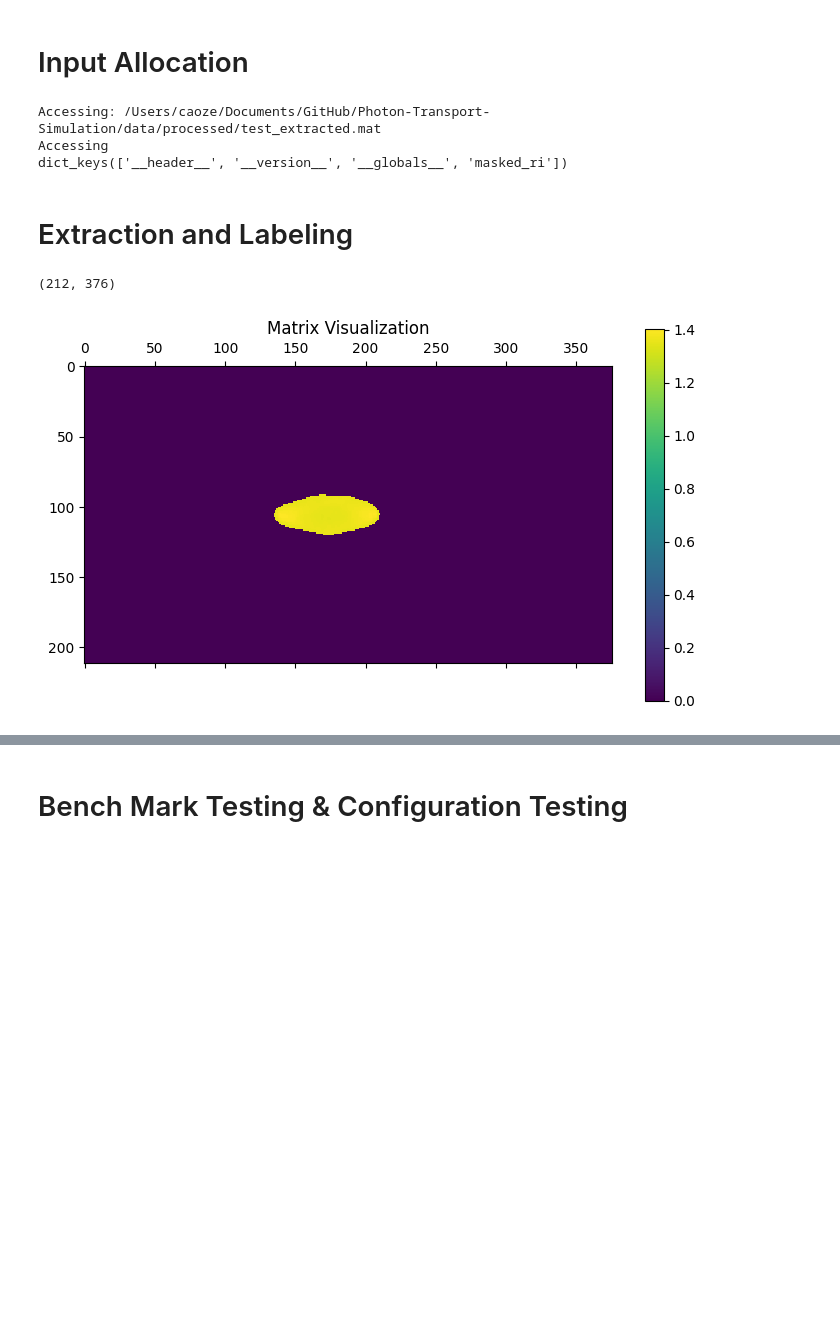
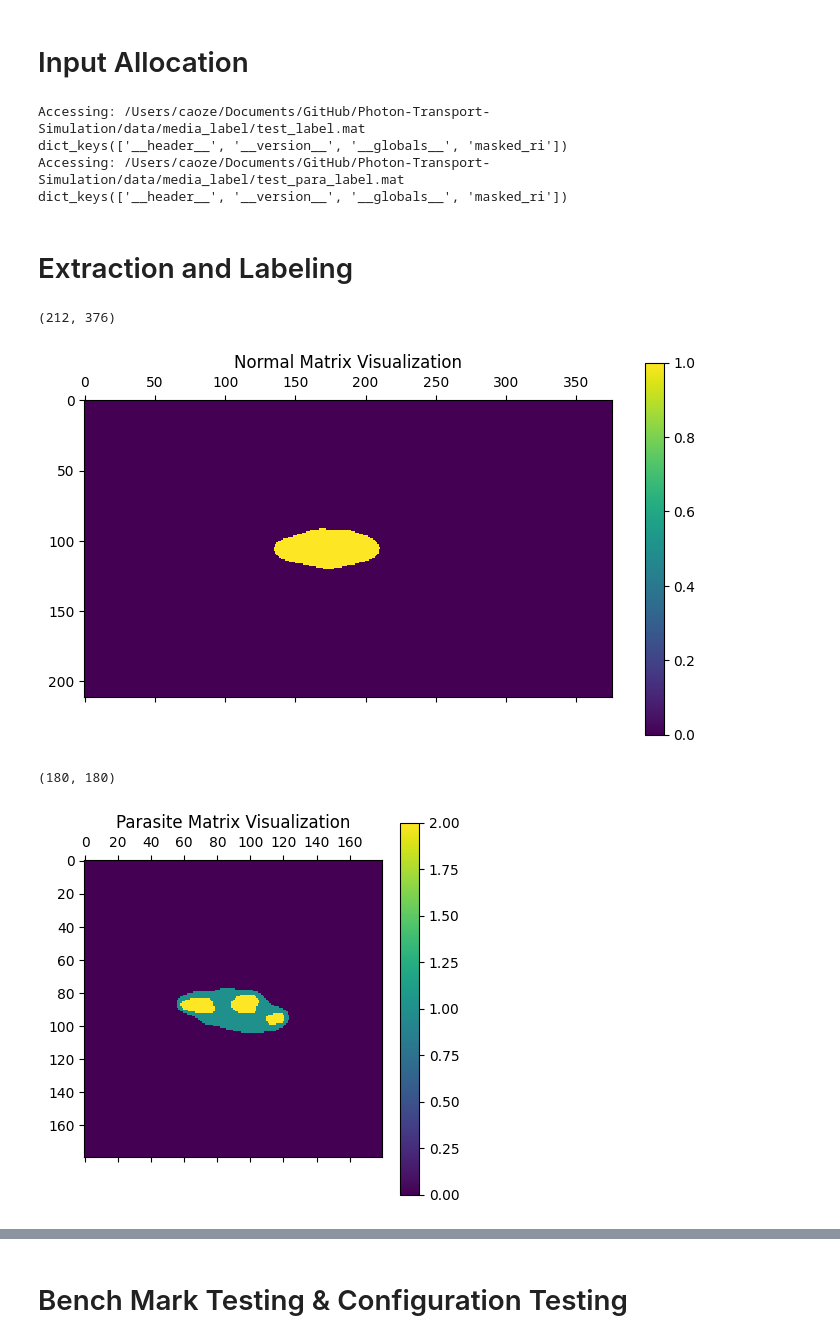
Before and after one commit to Cow415/Photon-Transport-Simulation, a Jupyter notebook: run_mcxcl/run_mcxcl.ipynb, the cells around one changed output, grey strips where cells are left out. Cells and saved outputs as stored; diff of their text form; code cells hidden in the pictures; blank space fills up the shorter version.

```diff
--- a/run_mcxcl/run_mcxcl.ipynb
+++ b/run_mcxcl/run_mcxcl.ipynb
@@ -28,34 +27,54 @@ def modified_output_address(file_name):
     return new_name
 # %%
 # Accessing
-file_name = "test_extracted.mat"
-access_path = f"{repo_path}{access_address_2}{file_name}"
+filename = "test_label.mat"
+access_path = f"{repo_path}{access_address}{filename}"
 print("Accessing: " + access_path)
 
 # Open file:
-print("Accessing")
 content = sp.io.loadmat(access_path)
 print(content.keys())
+
+# Do the same with the parasite data:
+filename_para = "test_para_label.mat"
+access_path_para = f"{repo_path}{access_address}{filename_para}"
+print("Accessing: " + access_path_para)
+content_para = sp.io.loadmat(access_path_para)
+print(content_para.keys())
 # %% [output]
-Accessing: /Users/caoze/Documents/GitHub/Photon-Transport-Simulation/data/processed/test_extracted.mat
-Accessing
+Accessing: /Users/caoze/Documents/GitHub/Photon-Transport-Simulation/data/media_label/test_label.mat
 dict_keys(['__header__', '__version__', '__globals__', 'masked_ri'])
+Accessing: /Users/caoze/Documents/GitHub/Photon-Transport-Simulation/data/media_label/test_para_label.mat
+dict_keys(['__header__', '__version__', '__globals__', 'masked_ri'])
 # %% [markdown]
 # Extraction and Labeling
 # %%
 # Retrieve Matrix
 extract = content['masked_ri']
 pix_num = [extract.shape[1], extract.shape[0]]
 print(extract.shape)
 
 # Verify
 plt.matshow(extract)
 plt.colorbar() # Creates a colorbar for the plot
-plt.title("Matrix Visualization")
+plt.title("Normal Matrix Visualization")
 plt.show()
+
+# Retrieve Matrix w/ parasite
+extract_para = content_para['masked_ri']
+pix_num_para = [extract_para.shape[1], extract_para.shape[0]]
+print(extract_para.shape)
+
+# Verify
+plt.matshow(extract_para)
+plt.colorbar() # Creates a colorbar for the plot
+plt.title("Parasite Matrix Visualization")
+plt.show()
 # %% [output]
 (212, 376)
-[figure, old version]
+[figure, new version]
+(180, 180)
+[figure, added]
 # %%
 # RI Matrix labeling(0 = air, 1 = gel, 2 = body):
 # Padding Labels
```
Also changed, not shown: parts of 11 cells of this notebook, 6 other files.
